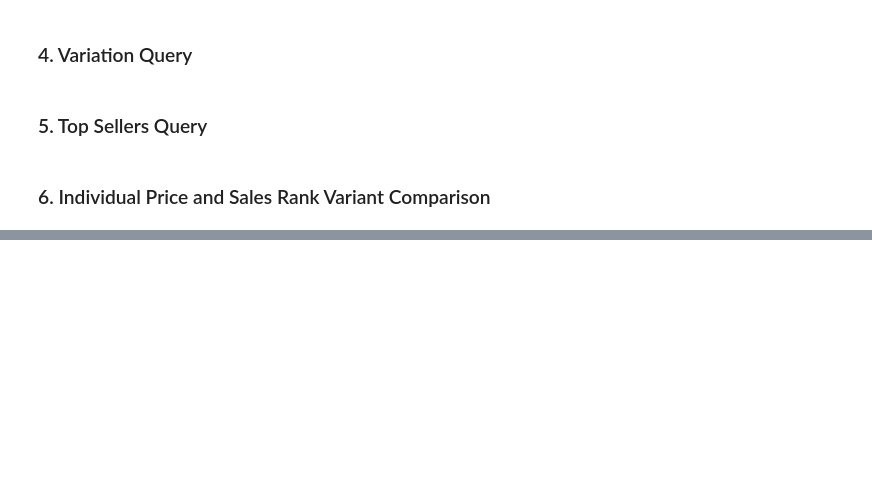
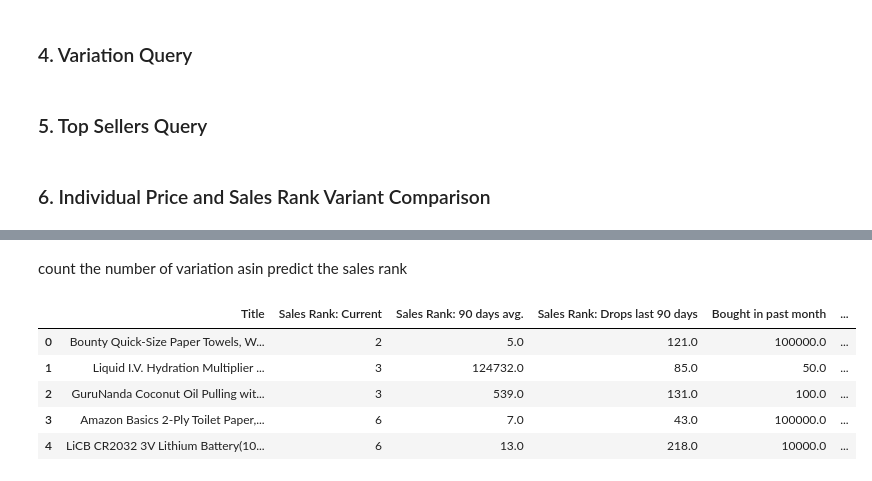
Before and after one commit to ZaynJK/amazon-bsr-queries, a Jupyter notebook: Keepa Data Queries NEW DF.ipynb, the cells around one changed output, grey strips where cells are left out. Cells and saved outputs as stored; diff of their text form; code cells hidden in the pictures; blank space fills up the shorter version.

```diff
--- a/Keepa Data Queries NEW DF.ipynb
+++ b/Keepa Data Queries NEW DF.ipynb
@@ -1107,0 +1118,42 @@ plt.show()
+# %% [markdown]
+count the number of variation asin
+predict the sales rank
+# %%
+original_data = pd.read_csv("Keepa BestSellers Jan 18.csv")
+modified_data = original_data.drop(['Locale', 'Image'], axis =1)
+pd.set_option('display.max_columns', None)
+pd.set_option('display.max_rows', None)
+
+def parse_sales_rank(row):
+    if isinstance(row, str):
+        parts = row.split('|')
+        absolute_rank = parts[0].strip()
+        top_1_percent = parts[1].strip()
+
+        category_part = parts[-1].strip()
+        category = category_part.split(';')[0].strip()
+
+        return pd.Series([absolute_rank, top_1_percent, category])
+    else:
+        return pd.Series([None,None,None])
+
+
+new_columns = original_data['Sales Rank: Subcategory Sales Ranks'].apply(parse_sales_rank)
+new_columns.columns = ['Absolute Rank', 'Top 1 Percent', 'Category']
+modified_data = pd.concat([modified_data, new_columns], axis=1)
+
+
+#modified_data[['Absolute Rank', 'Top 1 Percent', 'Category']] = original_data['Sales Rank: Subcategory Sales Ranks'].apply(parse_sales_rank)
+modified_data = modified_data.drop(['Sales Rank: Subcategory Sales Ranks'], axis =1)
+modified_data = modified_data.drop(['Sales Rank: Reference'], axis =1)
+modified_data['Absolute Rank'] = modified_data['Absolute Rank'].str.strip('# ')
+modified_data['Absolute Rank'] = pd.to_numeric(modified_data['Absolute Rank'],errors='coerce')
+modified_data = modified_data.drop(['Top 1 Percent'], axis =1)
+modified_data.head()
+# %% [output]
+|  | Title | Sales Rank: Current | Sales Rank: 90 days avg. | Sales Rank: Drops last 90 days | Bought in past month | ... |
+| 0 | Bounty Quick-Size Paper Towels, W... | 2 | 5.0 | 121.0 | 100000.0 | ... |
+| 1 | Liquid I.V. Hydration Multiplier ... | 3 | 124732.0 | 85.0 | 50.0 | ... |
+| 2 | GuruNanda Coconut Oil Pulling wit... | 3 | 539.0 | 131.0 | 100.0 | ... |
+| 3 | Amazon Basics 2-Ply Toilet Paper,... | 6 | 7.0 | 43.0 | 100000.0 | ... |
+| 4 | LiCB CR2032 3V Lithium Battery(10... | 6 | 13.0 | 218.0 | 10000.0 | ... |
```
Also changed, not shown: parts of 7 cells of this notebook, 1 other file.
